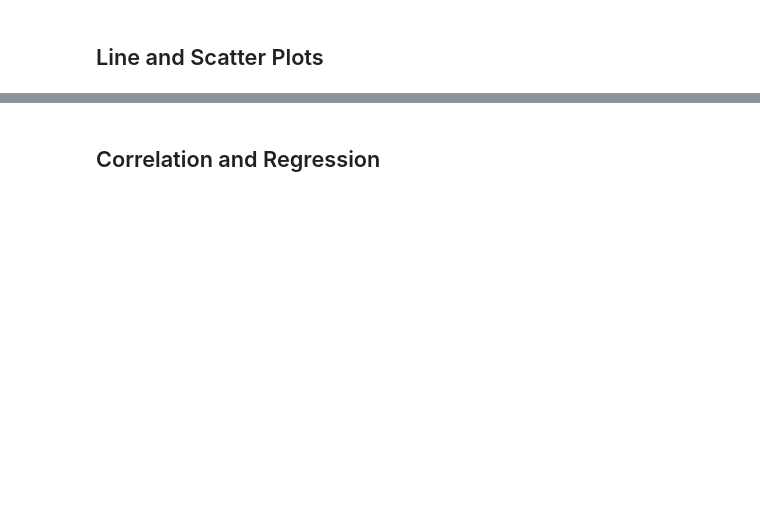
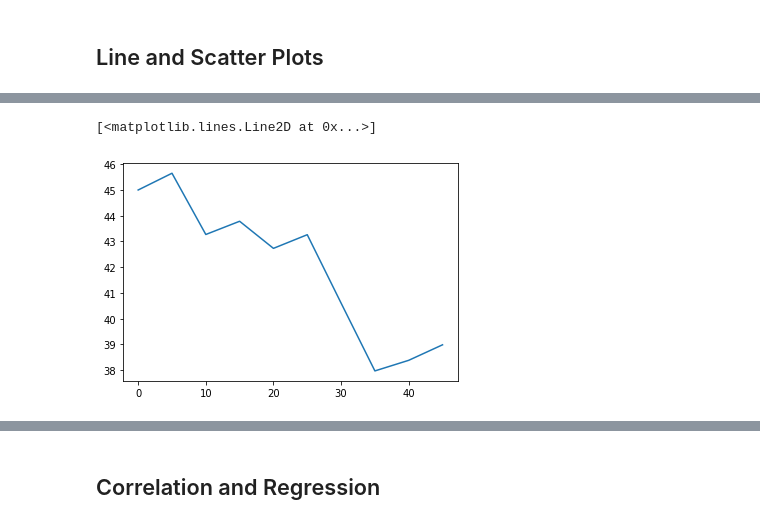
Before and after one commit to rmaher314/HW5_Matplotlib, a Jupyter notebook: pymaceuticals_starter.ipynb, the cells around one changed output, grey strips where cells are left out. Saved outputs shown, nothing was run; the diff lists cells and outputs as text; code cells hidden in the pictures; blank space fills up the shorter version.

```diff
--- a/pymaceuticals_starter.ipynb
+++ b/pymaceuticals_starter.ipynb
@@ -407,3 +381,5 @@ for drug in drug_list:
 ## Line and Scatter Plots
 # %%
 # Generate a line plot of time point versus tumor volume for a mouse treated with Capomulin
+tumor_capomulin_df = mouse_data_nodupes_df[mouse_data_nodupes_df["Drug Regimen"] == "Capomulin"]
+tumor_capomulin_df
@@ -409,0 +400,6 @@ for drug in drug_list:
+# %%
+b128_df = tumor_capomulin_df.loc[tumor_capomulin_df['Mouse ID'] == 'b128']
+#x_plot_capomulin = b128_df ["Timepoint"]
+#y_plot_capomulin = b128_df ["Tumor Volume (mm3)"
+
+b128_df
@@ -410,2 +418,8 @@ for drug in drug_list:
+# %%
+#todos label graph.
+plt.plot(b128_df["Timepoint"],b128_df["Tumor Volume (mm3)"])
+# %% [output]
+[<matplotlib.lines.Line2D at 0x...>]
+[figure, added]
 # %%
 # Generate a scatter plot of mouse weight versus average tumor volume for the Capomulin regimen
```
Also changed, not shown: parts of 14 cells of this notebook.
